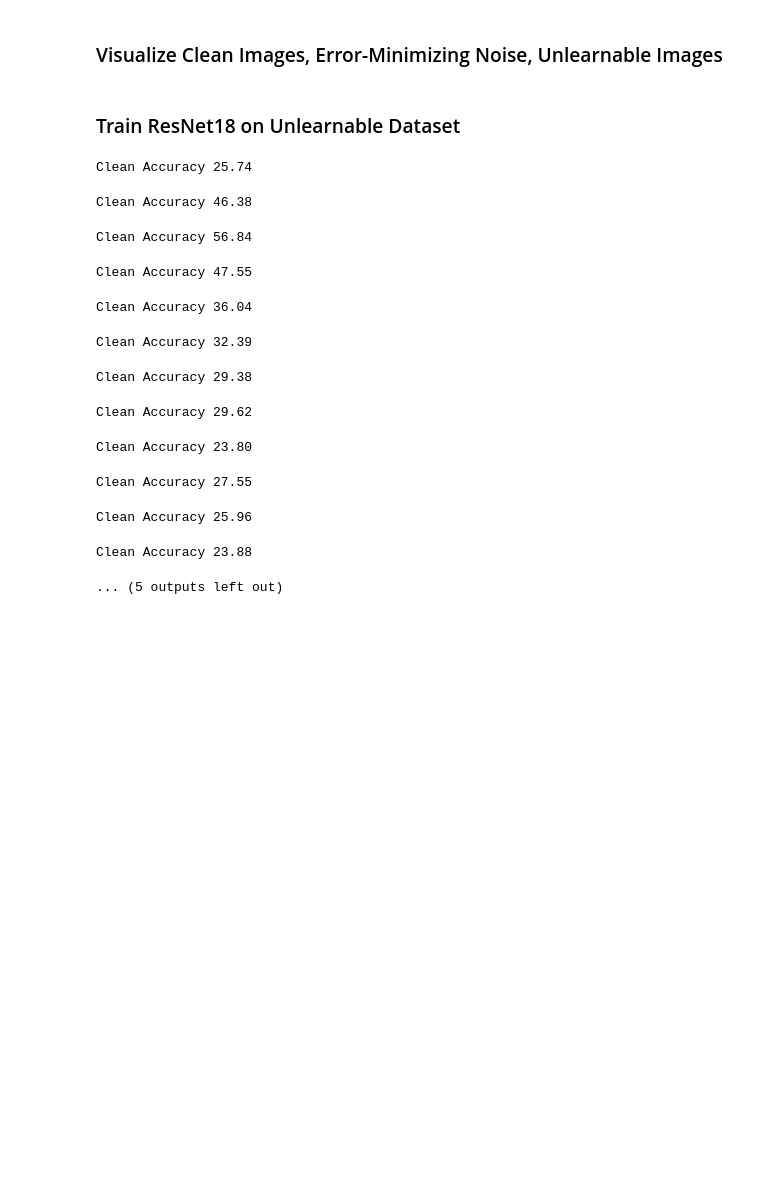
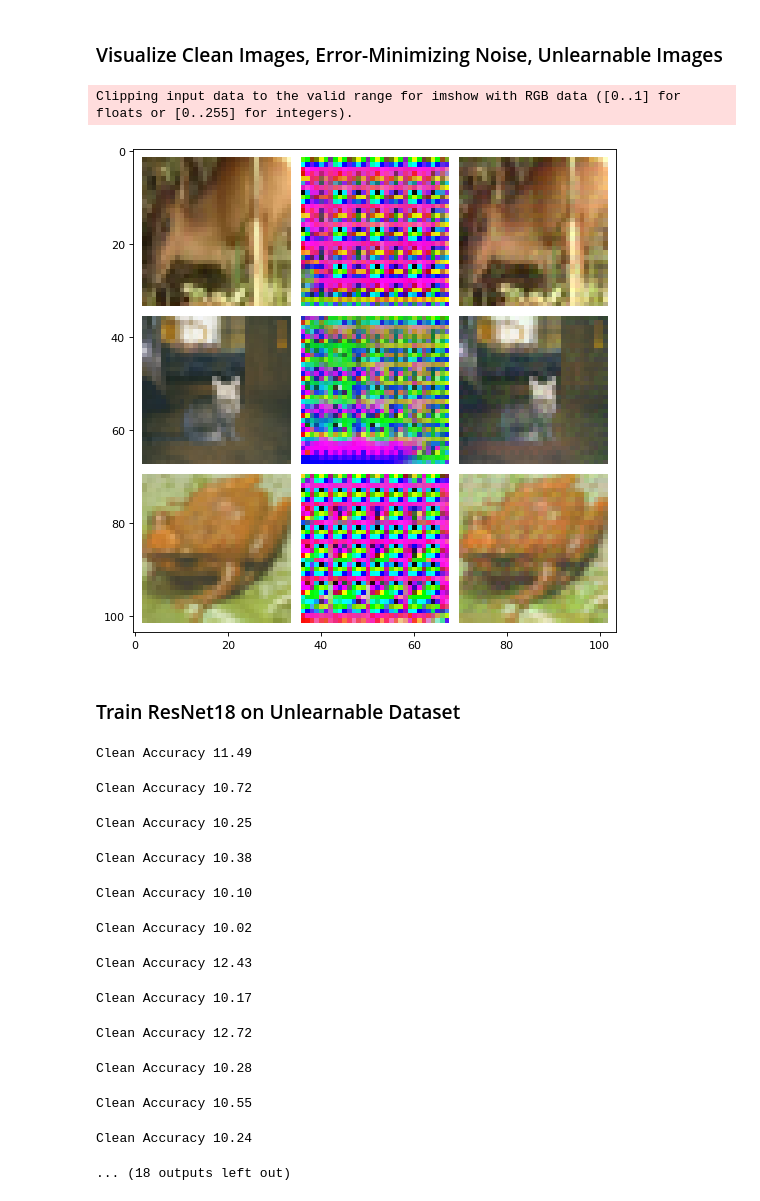
Before and after one commit to DylanWRh/Trustworthy-Machine-Learning-23Spring, a Jupyter notebook: 04-Privacy/Classwise.ipynb, the cells around one changed output. Drawn from its saved outputs; the diff is of its cells as text; code cells hidden in the pictures; blank space fills up the shorter version.

```diff
--- a/04-Privacy/Classwise.ipynb
+++ b/04-Privacy/Classwise.ipynb
@@ -127,6 +127,22 @@ while condition:
         #############Optimization of base model on data with noise#################
         #####1. each iteration is a batch, you may use next(data_iter) to get images and labels for training
         #### Point 2
+        imgs, labels = next(data_iter)
+        imgs = imgs.to(device)
+        labels = labels.to(device)
+        imgs_noise = []
+        for i, (img, label) in enumerate(zip(imgs, labels)):
+            cls_noise = noise[label.item()]
+            imgs_noise.append(img.cpu() + cls_noise.cpu())
+        train_imgs = torch.stack(imgs_noise).to(device)
+
+        base_model.zero_grad()
+        optimizer.zero_grad()
+        logits = base_model(train_imgs)
+        loss = criterion(logits, labels)
+        loss.backward()
+        optimizer.step()
+
     # Perturbation over entire dataset
     idx = 0
     for param in base_model.parameters():
@@ -149,6 +165,16 @@ while condition:
 
         #################Update noise by perturb_img or eta####################
         #### Point 2
+        new_noise = torch.zeros([10, 3, 32, 32])
+        label_count = [0] * 10
+        for label, delta in zip(labels, eta):
+            # print(eta.shape, labels.shape)
+            label_count[label] += 1
+            new_noise[label] += delta.detach().cpu()
+
+        for label in range(10):
+            noise[label] = (new_noise[label] / label_count[label]).clone().detach().cpu()
+
 
     # Eval stop condition
     eval_idx, total, correct = 0, 0, 0
@@ -215,11 +235,17 @@ train_transform = [
     transforms.ToTensor()
 ]
 train_transform = transforms.Compose(train_transform)
-clean_train_dataset = datasets.CIFAR10(root='/data1/mjli/Code/kerdeq/data/', train=True, download=True, transform=train_transform)
-unlearnable_train_dataset = datasets.CIFAR10(root='/data1/mjli/Code/kerdeq/data/', train=True, download=True, transform=train_transform)
+clean_train_dataset = datasets.CIFAR10(root='./data1/mjli/Code/kerdeq/data/', train=True, download=True, transform=train_transform)
+unlearnable_train_dataset = datasets.CIFAR10(root='./data1/mjli/Code/kerdeq/data/', train=True, download=True, transform=train_transform)
 
 ##########Add the generated noise to the clean dataset to generate the unlearnable dataset###########
 ##########Point 2, you can refer to such part in samplewise.ipynb
+preturb_noise = noise.mul(255).clamp_(0, 255).permute(0, 2, 3, 1).to('cpu').numpy()
+unlearnable_train_dataset.data = unlearnable_train_dataset.data.astype(np.float32)
+for i in range(len(unlearnable_train_dataset)):
+    unlearnable_train_dataset.data[i] += preturb_noise[unlearnable_train_dataset.targets[i]]
+    unlearnable_train_dataset.data[i] = np.clip(unlearnable_train_dataset.data[i], a_min=0, a_max=255)
+unlearnable_train_dataset.data = unlearnable_train_dataset.data.astype(np.uint8)
 # %% [output]
 Files already downloaded and verified
 Files already downloaded and verified
@@ -229,34 +255,37 @@ Files already downloaded and verified
 import random
 import matplotlib.pyplot as plt
 import matplotlib
 %matplotlib inline
 
 def imshow(img):
     fig = plt.figure(figsize=(8, 8), dpi=80, facecolor='w', edgecolor='k')
     npimg = img.numpy()
     plt.imshow(np.transpose(npimg, (1, 2, 0)))
     plt.show()
 
 def get_pairs_of_imgs(idx):
     clean_img = clean_train_dataset.data[idx]
     unlearnable_img = unlearnable_train_dataset.data[idx]
     clean_img = torchvision.transforms.functional.to_tensor(clean_img)
     unlearnable_img = torchvision.transforms.functional.to_tensor(unlearnable_img)
 
-    x = noise[idx]
+    x = noise[unlearnable_train_dataset.targets[idx]]
     x_min = torch.min(x)
     x_max = torch.max(x)
     noise_norm = (x - x_min) / (x_max - x_min)
     noise_norm = torch.clamp(noise_norm, 0, 1)
     return [clean_img, noise_norm, unlearnable_img]
 
 selected_idx = [random.randint(0, 50000) for _ in range(3)]
 img_grid = []
 for idx in selected_idx:
     img_grid += get_pairs_of_imgs(idx)
 
 
 imshow(torchvision.utils.make_grid(torch.stack(img_grid), nrow=3, pad_value=255))
+# %% [output]
+Clipping input data to the valid range for imshow with RGB data ([0..1] for floats or [0..255] for integers).
+[figure, added]
 # %% [markdown]
 <h3>Train ResNet18 on Unlearnable Dataset</h3>
 # %%
@@ -270,7 +299,7 @@ scheduler = torch.optim.lr_scheduler.CosineAnnealingLR(optimizer, T_max=30, eta_
 
 unlearnable_loader = DataLoader(dataset=unlearnable_train_dataset, batch_size=128,
                                 shuffle=True, pin_memory=True,
-                                drop_last=False, num_workers=12)
+                                drop_last=False, num_workers=6)
 
 
 for epoch in range(30):
@@ -308,16 +337,16 @@ for epoch in range(30):
     acc = correct / total
     tqdm.write('Clean Accuracy %.2f\n' % (acc*100))
 # %% [output]
-Clean Accuracy 25.74
+Clean Accuracy 11.49
-Clean Accuracy 46.38
+Clean Accuracy 10.72
-Clean Accuracy 56.84
+Clean Accuracy 10.25
-Clean Accuracy 47.55
+Clean Accuracy 10.38
-Clean Accuracy 36.04
+Clean Accuracy 10.10
-Clean Accuracy 32.39
+Clean Accuracy 10.02
-Clean Accuracy 29.38
+Clean Accuracy 12.43
-Clean Accuracy 29.62
+Clean Accuracy 10.17
-Clean Accuracy 23.80
+Clean Accuracy 12.72
-Clean Accuracy 27.55
+Clean Accuracy 10.28
-Clean Accuracy 25.96
+Clean Accuracy 10.55
-Clean Accuracy 23.88
+Clean Accuracy 10.24
-... (5 outputs left out)
+... (18 outputs left out)
```
Also changed, not shown: parts of 3 cells of this notebook.
